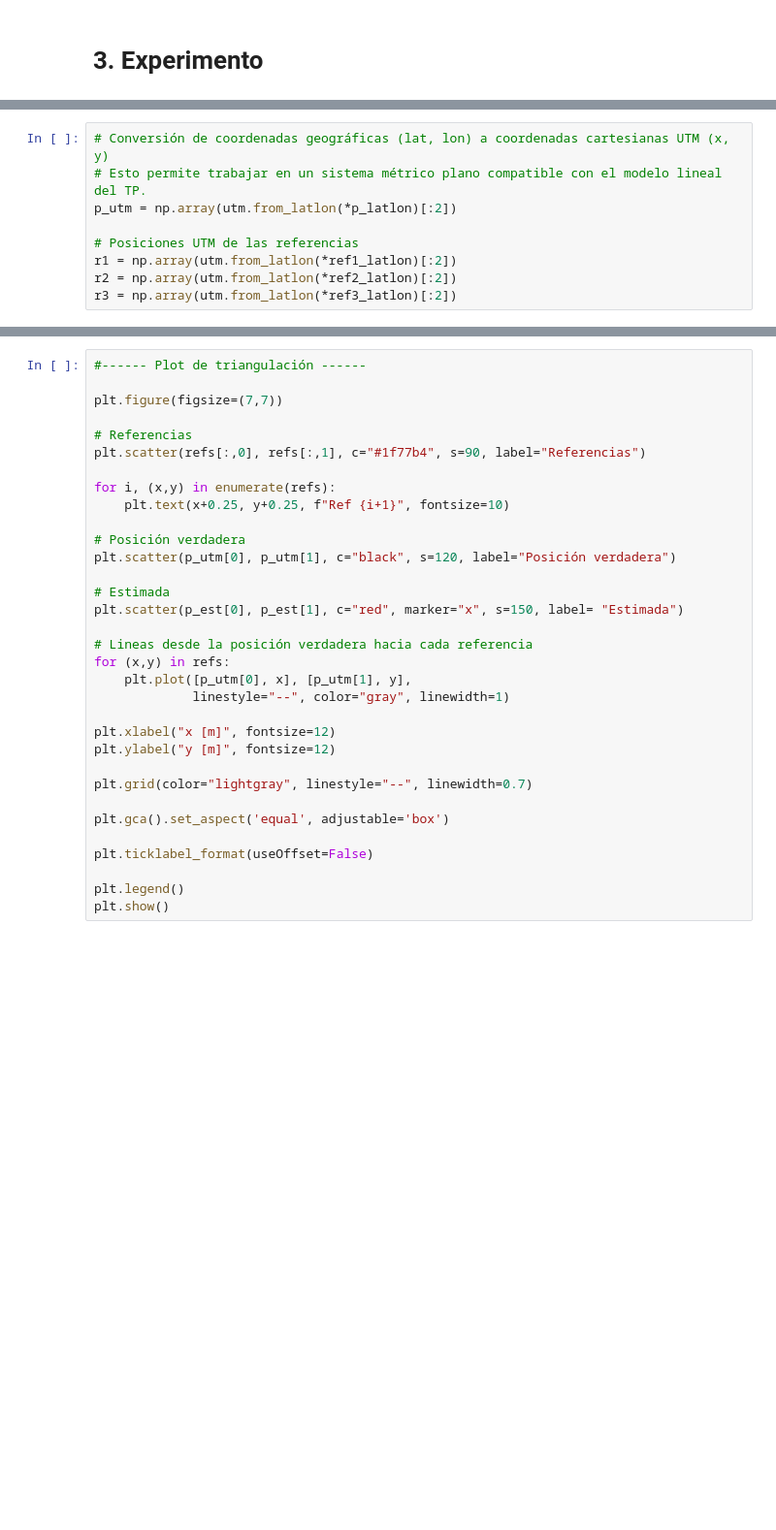
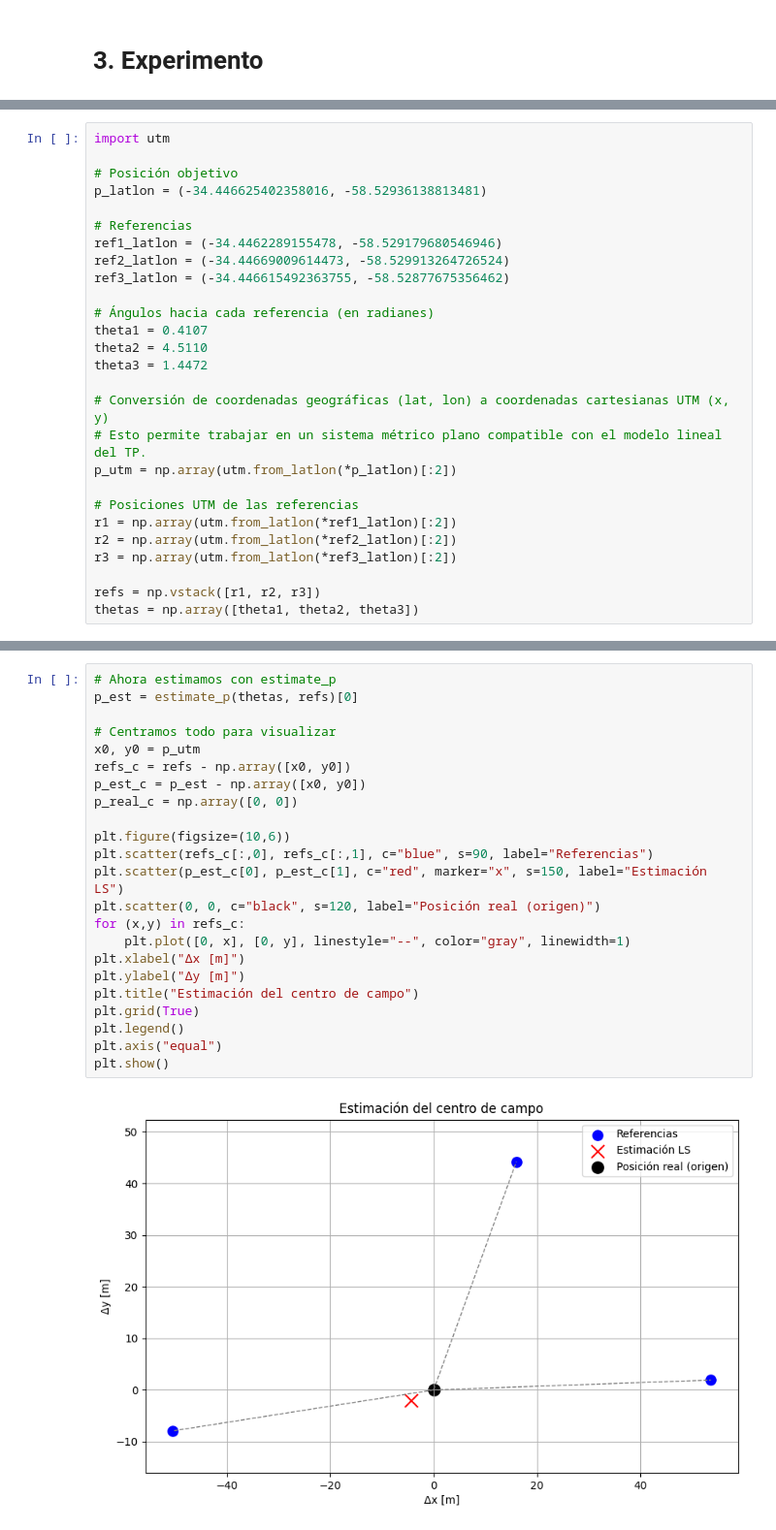
Before and after one commit to Alegarcia049/TP3_INFE, a Jupyter notebook: code.ipynb, the cells around one changed output, grey strips where cells are left out. Shown at 97% size. Drawn from its saved outputs; the diff is of its cells as text; blank space fills up the shorter version.

```diff
--- a/code.ipynb
+++ b/code.ipynb
@@ -387,4 +403,19 @@ ref3_latlon = (-34.446547, -58.529359)
 # %%
+import utm
+
+# Posición objetivo
+p_latlon = (-34.446625402358016, -58.52936138813481)
+
+# Referencias
+ref1_latlon = (-34.4462289155478, -58.529179680546946)
+ref2_latlon = (-34.44669009614473, -58.529913264726524)
+ref3_latlon = (-34.446615492363755, -58.52877675356462)
+
+# Ángulos hacia cada referencia (en radianes)
+theta1 = 0.4107
+theta2 = 4.5110
+theta3 = 1.4472
+
 # Conversión de coordenadas geográficas (lat, lon) a coordenadas cartesianas UTM (x, y)
 # Esto permite trabajar en un sistema métrico plano compatible con el modelo lineal del TP.
 p_utm = np.array(utm.from_latlon(*p_latlon)[:2])
@@ -393,3 +424,6 @@ p_utm = np.array(utm.from_latlon(*p_latlon)[:2])
 r1 = np.array(utm.from_latlon(*ref1_latlon)[:2])
 r2 = np.array(utm.from_latlon(*ref2_latlon)[:2])
 r3 = np.array(utm.from_latlon(*ref3_latlon)[:2])
+
+refs = np.vstack([r1, r2, r3])
+thetas = np.array([theta1, theta2, theta3])
@@ -440,33 +430,25 @@ print(f'El error de estimación es: {error}')
 # %%
-#------ Plot de triangulación ------
+# Ahora estimamos con estimate_p
+p_est = estimate_p(thetas, refs)[0]
 
-plt.figure(figsize=(7,7))
+# Centramos todo para visualizar
+x0, y0 = p_utm
+refs_c = refs - np.array([x0, y0])
+p_est_c = p_est - np.array([x0, y0])
+p_real_c = np.array([0, 0])
 
-# Referencias
-plt.scatter(refs[:,0], refs[:,1], c="#1f77b4", s=90, label="Referencias")
-
-for i, (x,y) in enumerate(refs):
-    plt.text(x+0.25, y+0.25, f"Ref {i+1}", fontsize=10)
-
-# Posición verdadera
-plt.scatter(p_utm[0], p_utm[1], c="black", s=120, label="Posición verdadera")
-
-# Estimada
-plt.scatter(p_est[0], p_est[1], c="red", marker="x", s=150, label= "Estimada")
-
-# Lineas desde la posición verdadera hacia cada referencia
-for (x,y) in refs:
-    plt.plot([p_utm[0], x], [p_utm[1], y],
-             linestyle="--", color="gray", linewidth=1)
-
-plt.xlabel("x [m]", fontsize=12)
-plt.ylabel("y [m]", fontsize=12)
-
-plt.grid(color="lightgray", linestyle="--", linewidth=0.7)
-
-plt.gca().set_aspect('equal', adjustable='box')
-
-plt.ticklabel_format(useOffset=False)
-
+plt.figure(figsize=(10,6))
+plt.scatter(refs_c[:,0], refs_c[:,1], c="blue", s=90, label="Referencias")
+plt.scatter(p_est_c[0], p_est_c[1], c="red", marker="x", s=150, label="Estimación LS")
+plt.scatter(0, 0, c="black", s=120, label="Posición real (origen)")
+for (x,y) in refs_c:
+    plt.plot([0, x], [0, y], linestyle="--", color="gray", linewidth=1)
+plt.xlabel("Δx [m]")
+plt.ylabel("Δy [m]")
+plt.title("Estimación del centro de campo")
+plt.grid(True)
 plt.legend()
+plt.axis("equal")
 plt.show()
+# %% [output]
+[figure, added]
```
Also changed, not shown: parts of 20 cells of this notebook, 8 other files.
